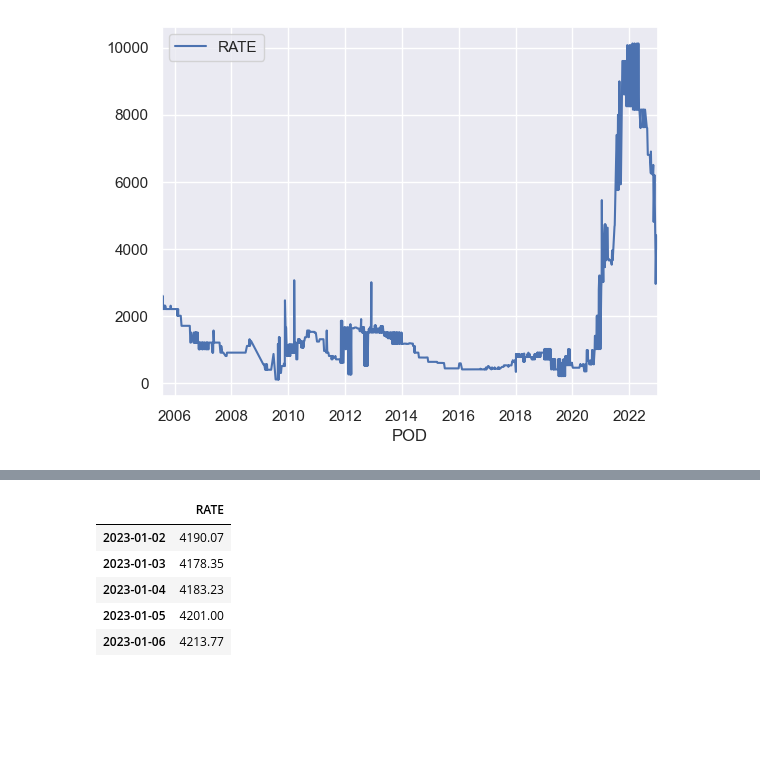
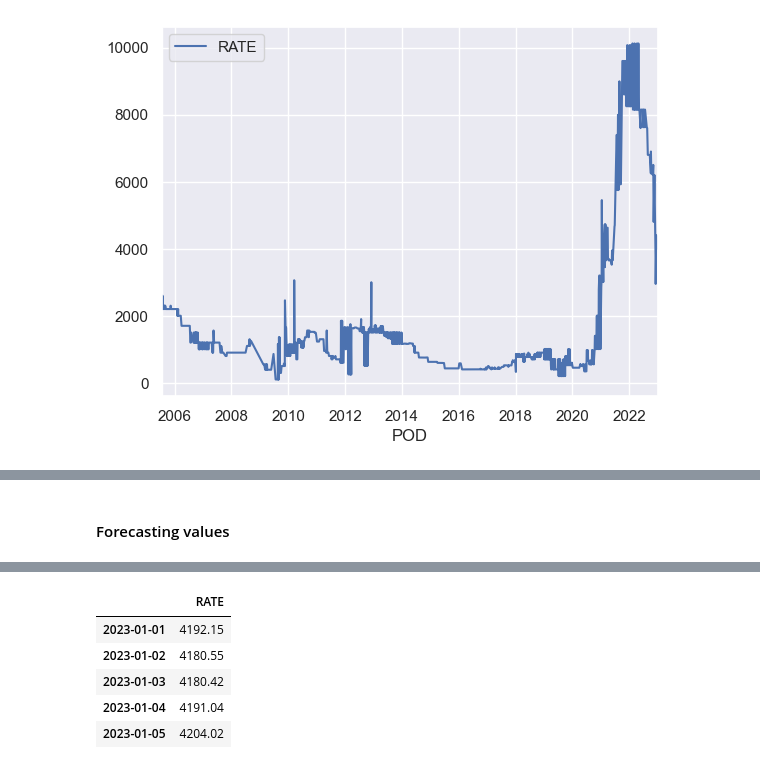
Before and after one commit to aloysiuswjw/Cost-Rate-Analysis, a Jupyter notebook: fc_arima.ipynb, the cells around one changed output, grey strips where cells are left out. Saved outputs shown, nothing was run; the diff lists cells and outputs as text; code cells hidden in the pictures; blank space fills up the shorter version.

Commit message:
tried doing log transformation before putting into arima but still not good accuracy

```diff
--- a/fc_arima.ipynb
+++ b/fc_arima.ipynb
@@ -119,0 +142,2 @@ Warnings:
+# %%
+arimaModel = findARIMA(df)
@@ -120,14 +164,16 @@ Warnings:
 # %%
-from datetime import datetime, timedelta
+from datetime import timedelta
 
 start_date = df.index[-1] + timedelta(days=1)
-
+print(start_date)
 n_periods = 52
 
-# Create a data frame for the forecast for the next 24 months
-index_of_fc = pd.date_range(start=start_date, periods = n_periods+1, freq='D')
-fc_df = pd.DataFrame(index=index_of_fc[1:],columns=df.columns)
-fc_df.iloc[1:]
+def newDateFrame(df, n_periods, start_date):
+    # Create a data frame for the forecast for the next 24 months
+    index_of_fc = pd.date_range(start=df.index[-1], periods = n_periods+1, freq='D')
+    newFrameName = pd.DataFrame(index=index_of_fc[1:],columns=df.columns)
+    newFrameName.iloc[1:]
+    newFrameName.shape
 
-fc_df.shape
+    return newFrameName
 # %% [output]
@@ -151,0 +181,5 @@ fc_df.shape
+# %%
+arima_df = newDateFrame(df, n_periods, start_date)
+arima_df.head()
+arima_df.tail()
+arima_df.info()
@@ -152,11 +209,19 @@ fc_df.shape
+# %% [markdown]
+<h4>Forecasting values</h4>
 # %%
-# Forecast the future values
-forecast = model.predict(n_periods=n_periods)
-forecast_array = forecast.values
-print(forecast_array)
-print(len(forecast_array))
+# Forecast the future values using ARIMA
+forecast_arima_log = arimaModel.predict(n_periods=n_periods)
 
-fc_df['RATE'] = forecast_array
-fc_df['RATE'] = fc_df['RATE'].apply(lambda x: round(x, 2))
-fc_df.head()
+# Transform the forecasted values back to original scale
+forecast_arima = np.exp(forecast_arima_log)
+
+print(forecast_arima)
+print(len(forecast_arima))
+
+arima_df['RATE'] = forecast_arima
+arima_df['RATE'] = arima_df['RATE'].apply(lambda x: round(x, 2))
+
+# Remove RATE_LOG column to return back to original
+arima_df = arima_df.drop('RATE_LOG',axis=1)
+arima_df.head()
 # %% [output]
@@ -174,7 +244,7 @@ fc_df.head()
 52
 |  | RATE |
-| 2023-01-02 | 4190.07 |
-| 2023-01-03 | 4178.35 |
-| 2023-01-04 | 4183.23 |
-| 2023-01-05 | 4201.00 |
-| 2023-01-06 | 4213.77 |
+| 2023-01-01 | 4192.15 |
+| 2023-01-02 | 4180.55 |
+| 2023-01-03 | 4180.42 |
+| 2023-01-04 | 4191.04 |
+| 2023-01-05 | 4204.02 |
```
Also changed, not shown: parts of 21 cells of this notebook, 1 other file.
